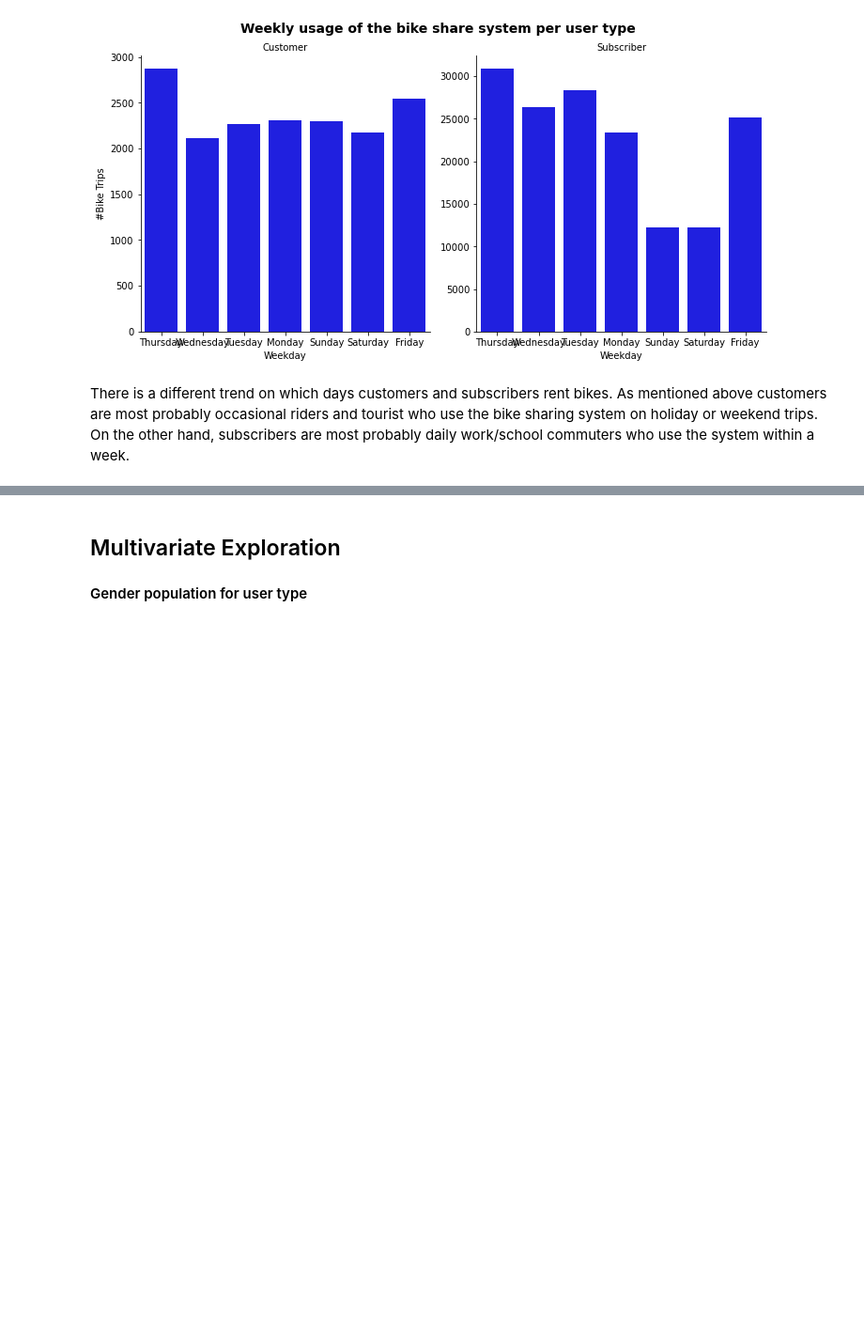
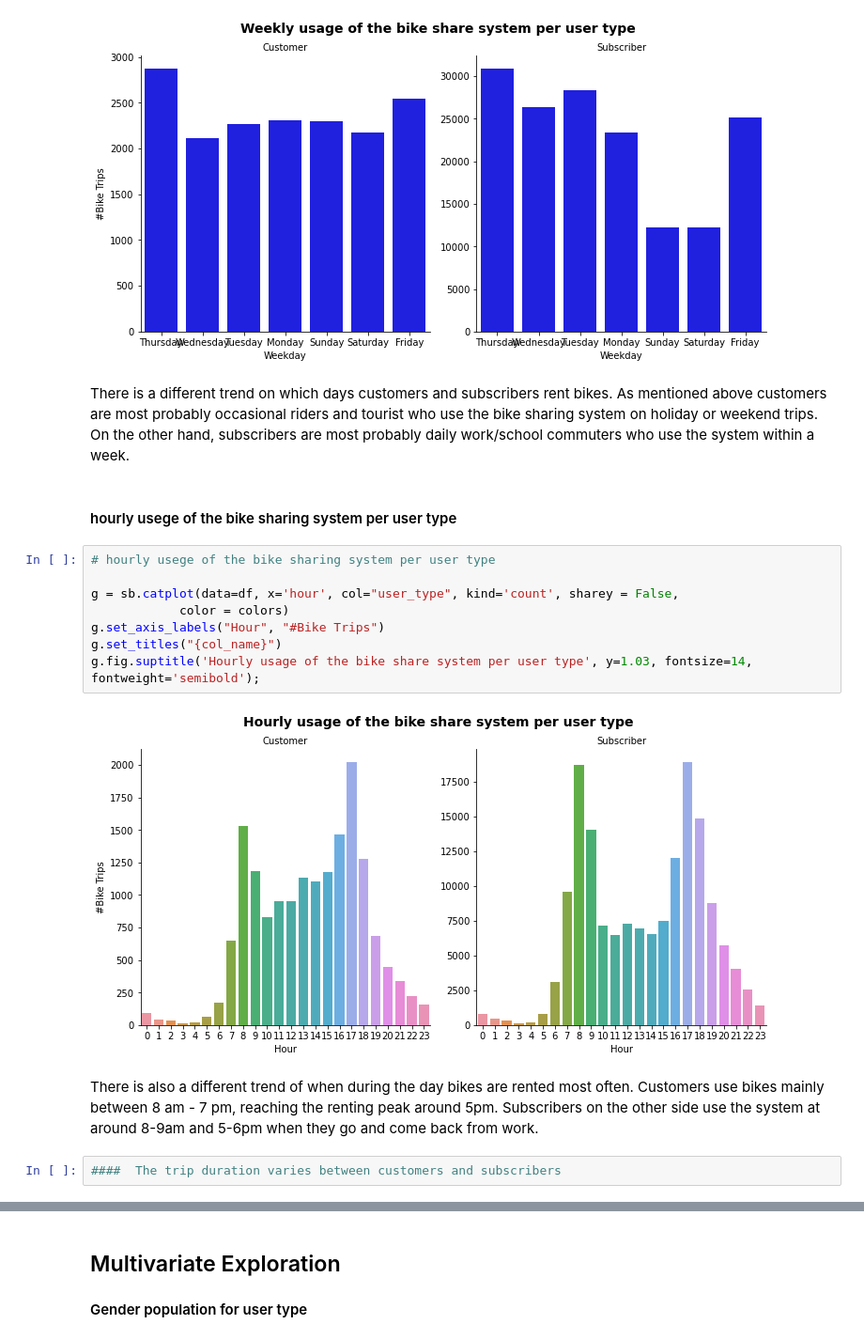
Before and after one commit to Yasmine-hub/Udacity_communicate-data-findings, a Jupyter notebook: exploration_template.ipynb, the cells around one changed output, grey strips where cells are left out. Shown at 94% size. Drawn from its saved outputs; the diff is of its cells as text; blank space fills up the shorter version.

```diff
--- a/exploration_template.ipynb
+++ b/exploration_template.ipynb
@@ -307,3 +340,20 @@ g.fig.suptitle('Weekly usage of the bike share system per user type', y=1.03, fo
 # %% [markdown]
 
 There is a different trend on which days customers and subscribers rent bikes. As mentioned above customers are most probably occasional riders and tourist who use the bike sharing system on holiday or weekend trips. On the other hand, subscribers are most probably daily work/school commuters who use the system within a week.
+# %% [markdown]
+#### hourly usege of the bike sharing system per user type
+# %%
+# hourly usege of the bike sharing system per user type
+
+g = sb.catplot(data=df, x='hour', col="user_type", kind='count', sharey = False,
+            color = colors)
+g.set_axis_labels("Hour", "#Bike Trips")
+g.set_titles("{col_name}")
+g.fig.suptitle('Hourly usage of the bike share system per user type', y=1.03, fontsize=14, fontweight='semibold');
+# %% [output]
+[figure, added]
+# %% [markdown]
+
+There is also a different trend of when during the day bikes are rented most often. Customers use bikes mainly between 8 am - 7 pm, reaching the renting peak around 5pm. Subscribers on the other side use the system at around 8-9am and 5-6pm when they go and come back from work.
+# %%
+####  The trip duration varies between customers and subscribers
```
Also changed, not shown: parts of 19 cells of this notebook, 2 other files.
